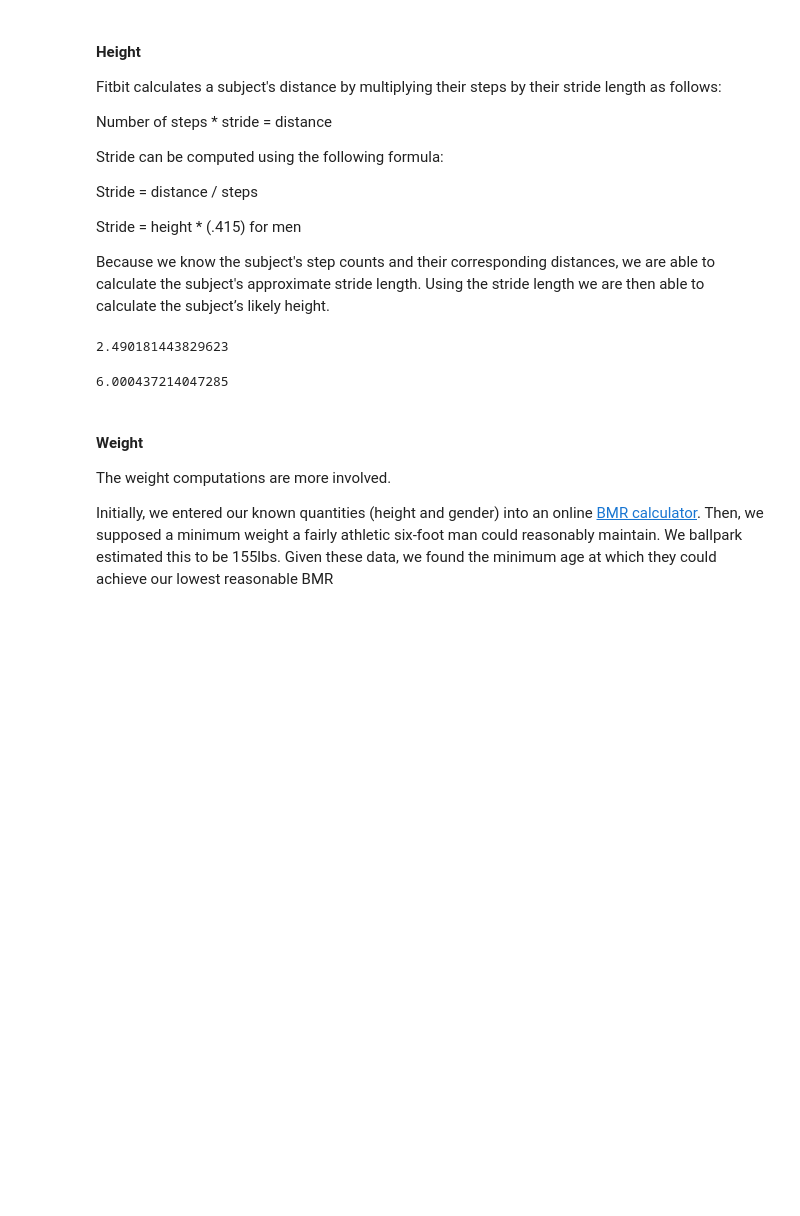
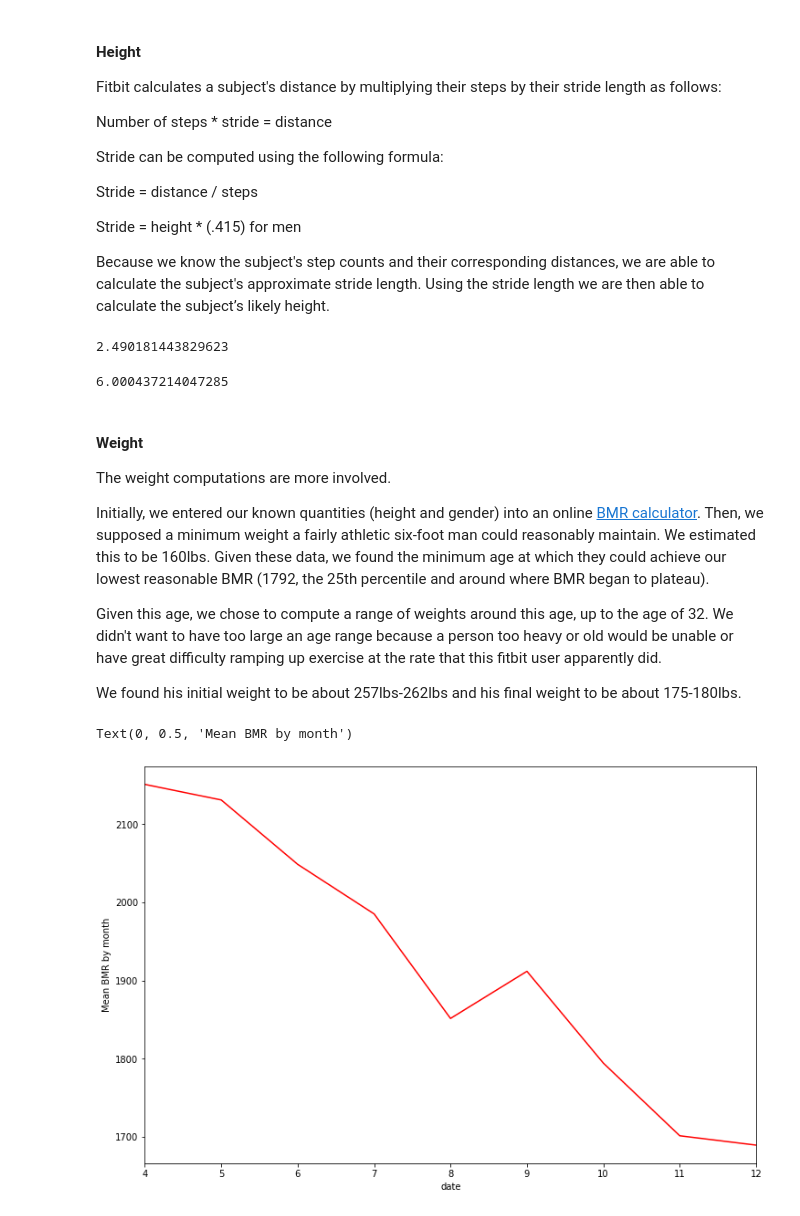
Before and after one commit to Very-Ethical/fitbit, a Jupyter notebook: fitbit_project.ipynb, the cells around one changed output. Drawn from its saved outputs; the diff is of its cells as text; code cells hidden in the pictures; blank space fills up the shorter version.

```diff
--- a/fitbit_project.ipynb
+++ b/fitbit_project.ipynb
@@ -187,4 +189,14 @@ activity.height.median()
 
 The weight computations are more involved.
 
-Initially, we entered our known quantities (height and gender) into an online [BMR calculator](https://bmi-calories.com/bmr-calculator.html). Then, we supposed a minimum weight a fairly athletic six-foot man could reasonably maintain. We ballpark estimated this to be 155lbs. Given these data, we found the minimum age at which they could achieve our lowest reasonable BMR
+Initially, we entered our known quantities (height and gender) into an online [BMR calculator](https://bmi-calories.com/bmr-calculator.html). Then, we supposed a minimum weight a fairly athletic six-foot man could reasonably maintain. We estimated this to be 160lbs. Given these data, we found the minimum age at which they could achieve our lowest reasonable BMR (1792, the 25th percentile and around where BMR began to plateau).
+
+Given this age, we chose to compute a range of weights around this age, up to the age of 32. We didn't want to have too large an age range because a person too heavy or old would be unable or have great difficulty ramping up exercise at the rate that this fitbit user apparently did.
+
+We found his initial weight to be about 257lbs-262lbs and his final weight to be about 175-180lbs.
+# %%
+activity.groupby(activity.index.month).bmr.mean().plot.line(color='red', figsize=(12,8))
+plt.ylabel('Mean BMR by month')
+# %% [output]
+Text(0, 0.5, 'Mean BMR by month')
+[figure, added]
```
Also changed, not shown: parts of 20 cells of this notebook, 4 other files.
